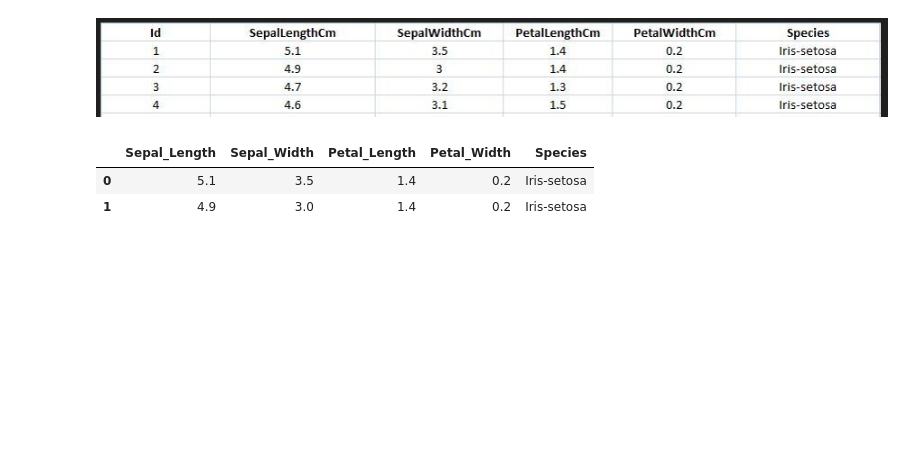
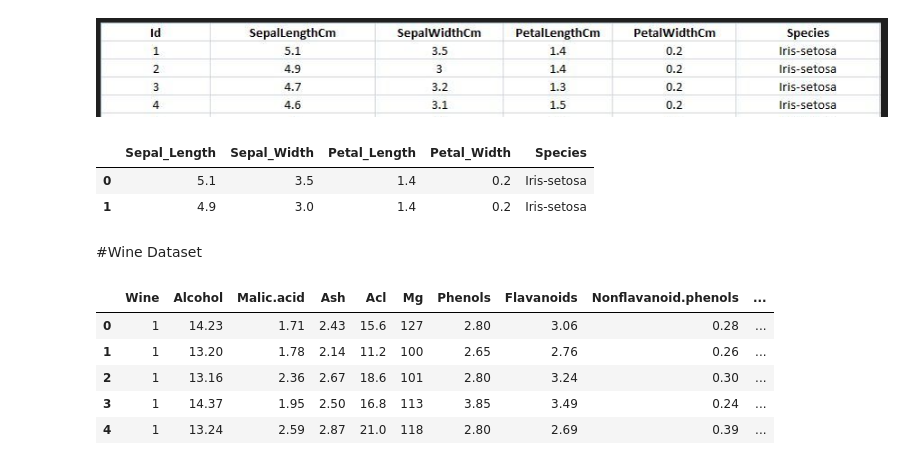
Before and after one commit to RemyaRS/Importing-and-Exporting-Datasets, a Jupyter notebook: Importing_a_Dataset_via_Link.ipynb, the cells around one changed output. Cells and saved outputs as stored; diff of their text form; code cells hidden in the pictures; blank space fills up the shorter version.

```diff
--- a/Importing_a_Dataset_via_Link.ipynb
+++ b/Importing_a_Dataset_via_Link.ipynb
@@ -33,3 +33,15 @@ iris.head(2)
 |  | Sepal_Length | Sepal_Width | Petal_Length | Petal_Width | Species |
 | 0 | 5.1 | 3.5 | 1.4 | 0.2 | Iris-setosa |
 | 1 | 4.9 | 3.0 | 1.4 | 0.2 | Iris-setosa |
+# %% [markdown]
+#Wine Dataset
+# %%
+df=pd.read_csv('https://gist.githubusercontent.com/tijptjik/9408623/raw/b237fa5848349a14a14e5d4107dc7897c21951f5/wine.csv')
+df.head()
+# %% [output]
+|  | Wine | Alcohol | Malic.acid | Ash | Acl | Mg | Phenols | Flavanoids | Nonflavanoid.phenols | ... |
+| 0 | 1 | 14.23 | 1.71 | 2.43 | 15.6 | 127 | 2.80 | 3.06 | 0.28 | ... |
+| 1 | 1 | 13.20 | 1.78 | 2.14 | 11.2 | 100 | 2.65 | 2.76 | 0.26 | ... |
+| 2 | 1 | 13.16 | 2.36 | 2.67 | 18.6 | 101 | 2.80 | 3.24 | 0.30 | ... |
+| 3 | 1 | 14.37 | 1.95 | 2.50 | 16.8 | 113 | 3.85 | 3.49 | 0.24 | ... |
+| 4 | 1 | 13.24 | 2.59 | 2.87 | 21.0 | 118 | 2.80 | 2.69 | 0.39 | ... |
```
Also changed, not shown: parts of 1 cell of this notebook.
